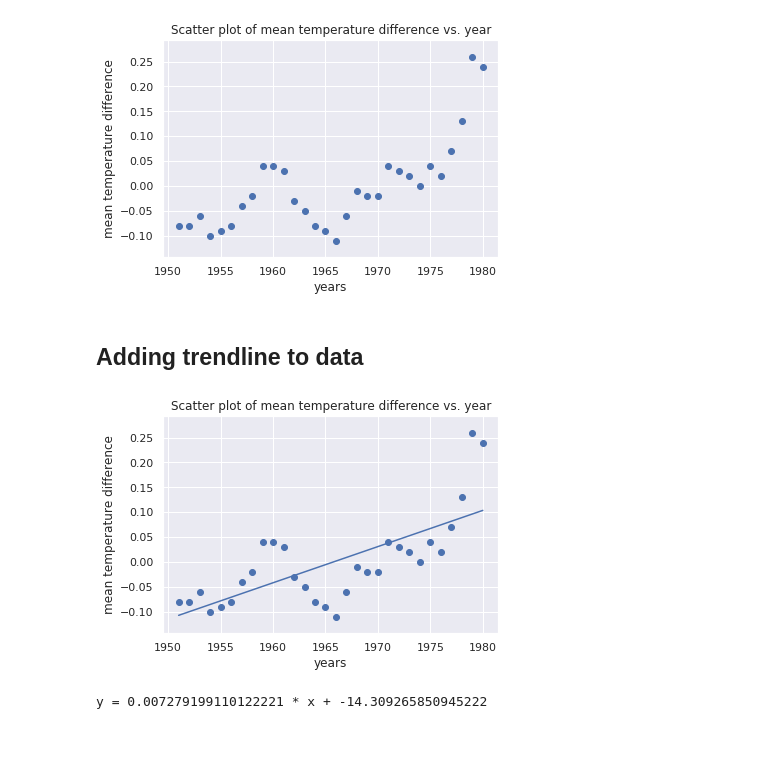
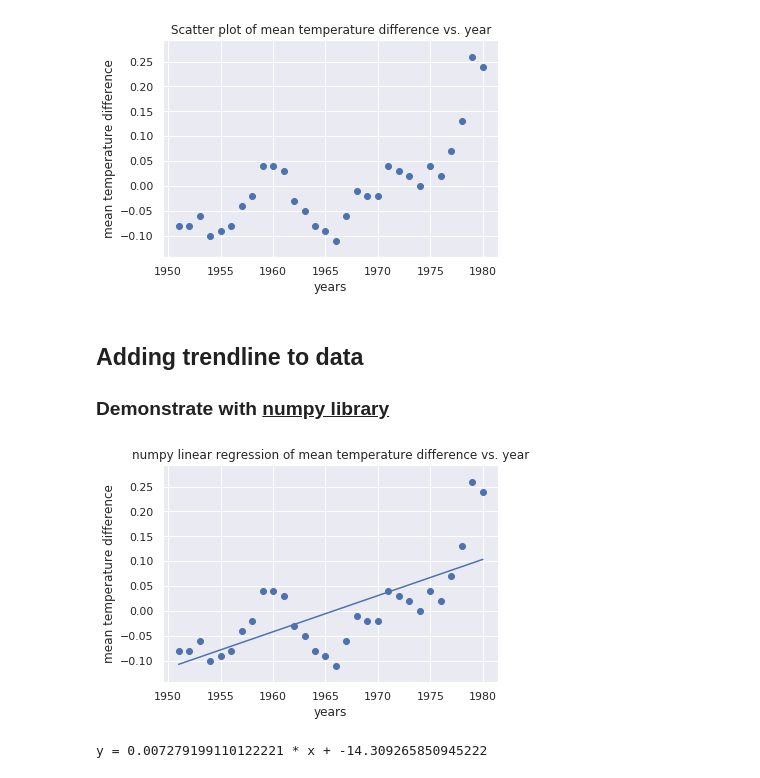
Before and after one commit to ksivasenthil/ml-python-azure-notebooks, a Jupyter notebook: jupyter-notebooks/climatechange.ipynb, the cells around one changed output. Drawn from its saved outputs; the diff is of its cells as text; code cells hidden in the pictures; blank space fills up the shorter version.

```diff
--- a/jupyter-notebooks/climatechange.ipynb
+++ b/jupyter-notebooks/climatechange.ipynb
@@ -24,22 +24,24 @@ mp.show()
 [figure]
 # %% [markdown]
 ## Adding trendline to data
+
+###  Demonstrate with <u>numpy library</u>
 # %%
 m,c = np.polyfit(yearsBase, meansBase, 1)
 
 def trendline(x):
     return m*x + c
 
-# Plot the scattern diagram along with trend
+# Plot the scatter diagram along with trend built by _numpy_
 
 mp.scatter(yearsBase, meansBase)
 mp.plot(yearsBase, trendline(yearsBase))
-mp.title('Scatter plot of mean temperature difference vs. year')
+mp.title('numpy linear regression of mean temperature difference vs. year')
 mp.xlabel('years', fontsize=12)
 mp.ylabel('mean temperature difference', fontsize=12)
 mp.show()
 
 print('y = {0} * x + {1}'.format(m,c))
 # %% [output]
-[figure, old version]
+[figure, new version]
 y = 0.007279199110122221 * x + -14.309265850945222
```
Also changed, not shown: parts of 2 cells of this notebook.
